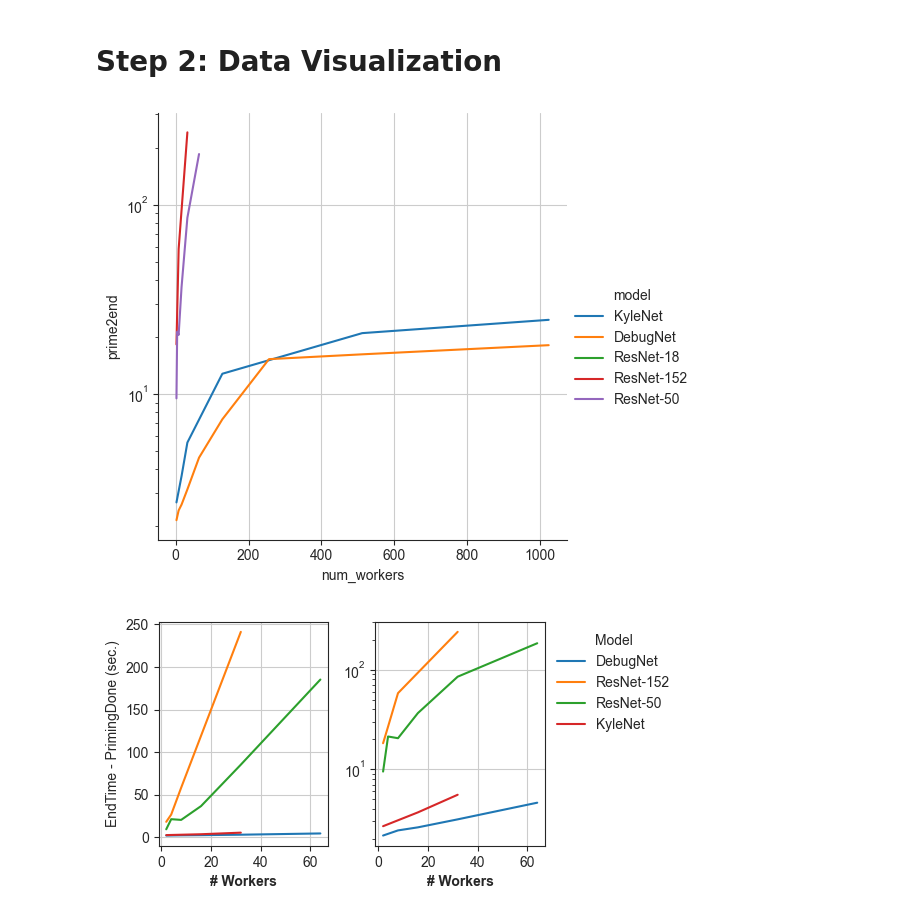
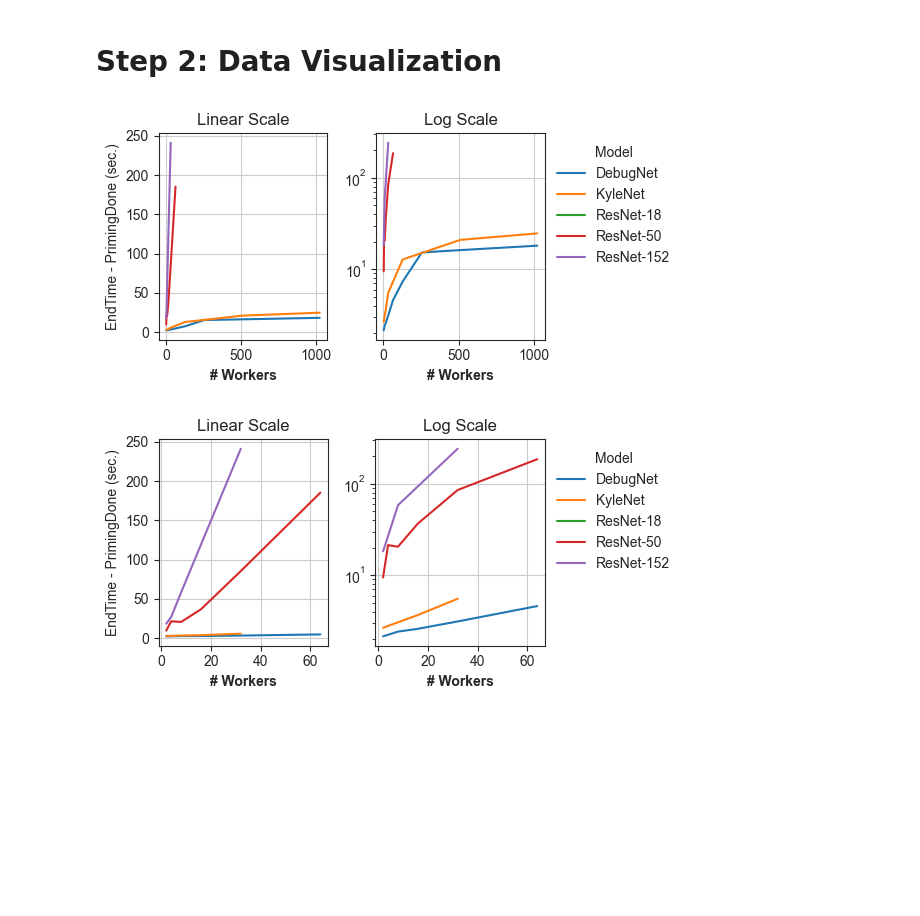
Before and after one commit to h-flox/flight-artifacts, a Jupyter notebook: parsl-tests/notebooks/ScalingPlots.ipynb, the cells around one changed output. Cells and saved outputs as stored; diff of their text form; code cells hidden in the pictures; blank space fills up the shorter version.

```diff
--- a/parsl-tests/notebooks/ScalingPlots.ipynb
+++ b/parsl-tests/notebooks/ScalingPlots.ipynb
@@ -113,35 +113,40 @@ df.head()
 # %%
 fig, ax = plt.subplots(nrows=1, ncols=2, figsize=(6, 3))
 sns.lineplot(
-    df.,
+    df,
     x="num_workers",
     y="prime2end",
     hue="model",
+    hue_order=model_order,
     ax=ax[0],
 ).set(yscale="linear")
 
 sns.lineplot(
-    df.query("num_workers < 128"),
+    df,
     x="num_workers",
     y="prime2end",
     hue="model",
+    hue_order=model_order,
     ax=ax[1],
 ).set(yscale="log")
 
 ax[0].get_legend().remove()
 ax[1].legend(bbox_to_anchor=(1, 1), title="Model", frameon=False)
 
 ax[0].set_ylabel("EndTime - PrimingDone (sec.)")
 ax[1].set_ylabel("")
 
 ax[0].set_xlabel("# Workers", weight="bold")
 ax[1].set_xlabel("# Workers", weight="bold")
 
+ax[0].set_title("Linear Scale")
+ax[1].set_title("Log Scale")
+
 plt.tight_layout()
 plt.savefig(outdir / "end_prime.pdf", bbox_inches="tight")
 plt.show()
 # %% [output]
-[figure, old version]
+[figure, new version]
 # %%
 fig, ax = plt.subplots(nrows=1, ncols=2, figsize=(6, 3))
 sns.lineplot(
@@ -149,6 +154,7 @@ sns.lineplot(
     x="num_workers",
     y="prime2end",
     hue="model",
+    hue_order=model_order,
     ax=ax[0],
 ).set(yscale="linear")
 
@@ -157,6 +163,7 @@ sns.lineplot(
     x="num_workers",
     y="prime2end",
     hue="model",
+    hue_order=model_order,
     ax=ax[1],
 ).set(yscale="log")
 
@@ -169,8 +176,11 @@ ax[1].set_ylabel("")
 ax[0].set_xlabel("# Workers", weight="bold")
 ax[1].set_xlabel("# Workers", weight="bold")
 
+ax[0].set_title("Linear Scale")
+ax[1].set_title("Log Scale")
+
 plt.tight_layout()
 plt.savefig(outdir / "end_prime__zoomed_in.pdf", bbox_inches="tight")
 plt.show()
 # %% [output]
-[figure, old version]
+[figure, new version]
```
